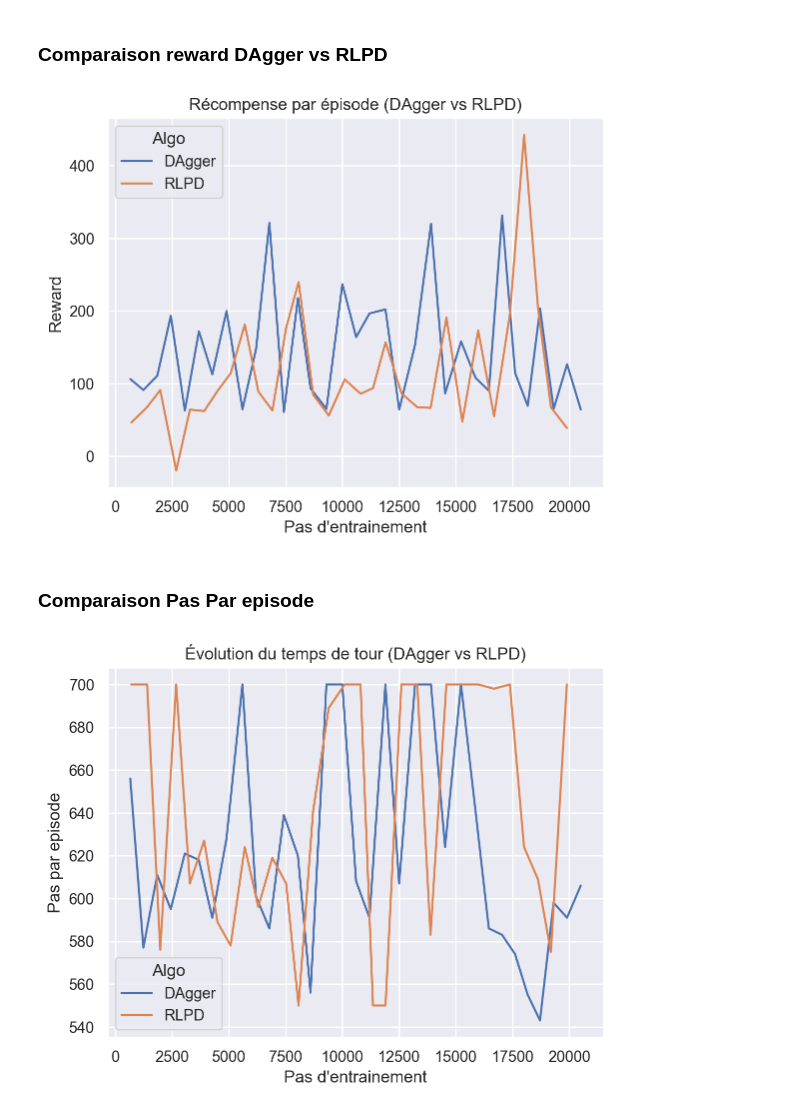
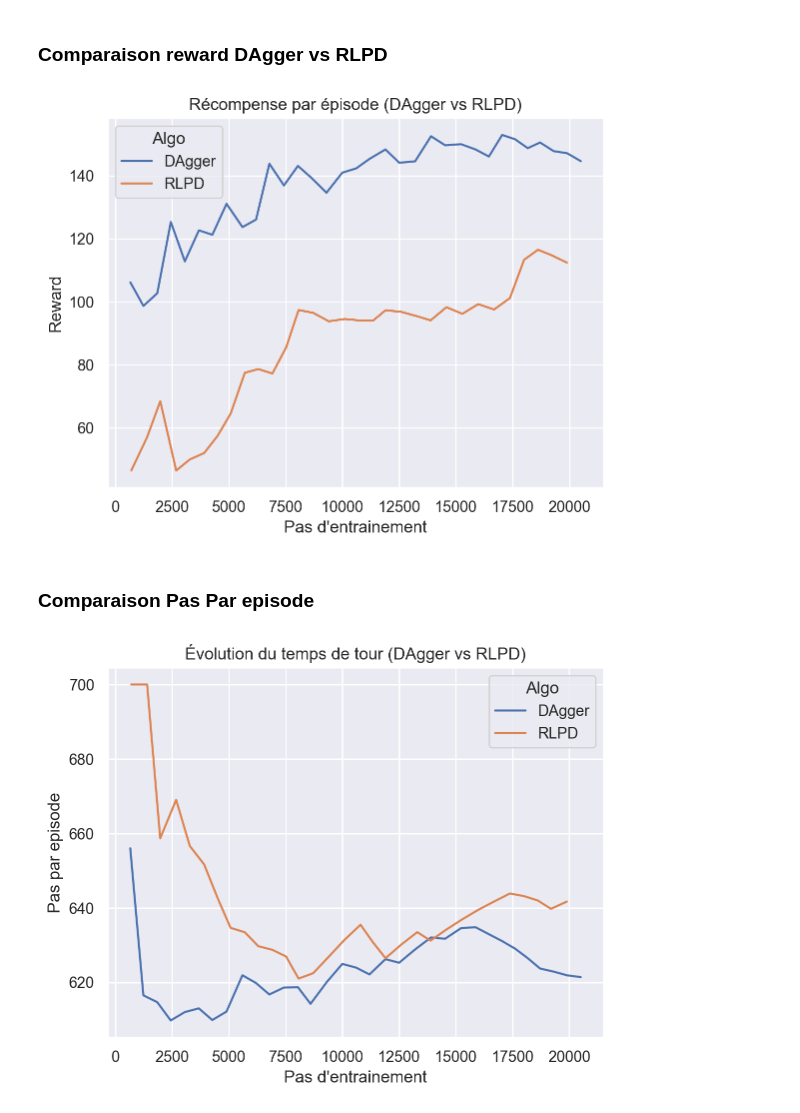
Before and after one commit to emmanuelgkn/rl_mini_projet_2, a Jupyter notebook: graphiques.ipynb, the cells around one changed output. Saved outputs shown, nothing was run; the diff lists cells and outputs as text; code cells hidden in the pictures.

Commit message:
correction calcul des graphiques de performance

```diff
--- a/graphiques.ipynb
+++ b/graphiques.ipynb
@@ -5,38 +5,38 @@
 # %%
 import numpy as np
 import pandas as pd
 import seaborn as sn
 import matplotlib.pyplot as plt
 %config InlineBackend.figure_format = 'retina'
 
 dagger = np.load("logs/metrics_dagger.npz")
 rlpd = np.load("logs/metrics_rlpd.npz")
 
 steps_dagger = np.cumsum(dagger["lengths"])
 steps_rlpd = np.cumsum(rlpd["lengths"])
 
 
 df_dagger = pd.DataFrame({
     "Pas d'entrainement": steps_dagger,
-    "Reward": dagger["rewards"],
-    "Pas par episode": dagger["lengths"],
+    "Reward": pd.Series(dagger["rewards"]).expanding().mean(),
+    "Pas par episode": pd.Series(dagger["lengths"]).expanding().mean(),
     "Algo": "DAgger",
 })
 df_rlpd = pd.DataFrame({
-    "Pas d'entrainement": steps_rlpd,
-    "Reward": rlpd["rewards"],
-    "Pas par episode": rlpd["lengths"],
+    "Pas d'entrainement":steps_rlpd,
+    "Reward": pd.Series(rlpd["rewards"]).expanding().mean(),
+    "Pas par episode": pd.Series(rlpd["lengths"]).expanding().mean(),
     "Algo": "RLPD",
 })
 
 data = pd.concat([df_dagger, df_rlpd], ignore_index=True)
 sn.set_theme(style="darkgrid")
 
 sn.lineplot(data=data, x="Pas d'entrainement", y="Reward", hue="Algo")
 plt.title("Récompense par épisode (DAgger vs RLPD)")
 plt.show()
 # %% [output]
-[figure, old version]
+[figure, new version]
 # %% [markdown]
 ### Comparaison Pas Par episode
 # %%
@@ -44,4 +44,4 @@ sn.lineplot(data=data, x="Pas d'entrainement", y="Pas par episode", hue="Algo")
 plt.title("Évolution du temps de tour (DAgger vs RLPD)")
 plt.show()
 # %% [output]
-[figure, old version]
+[figure, new version]
```
